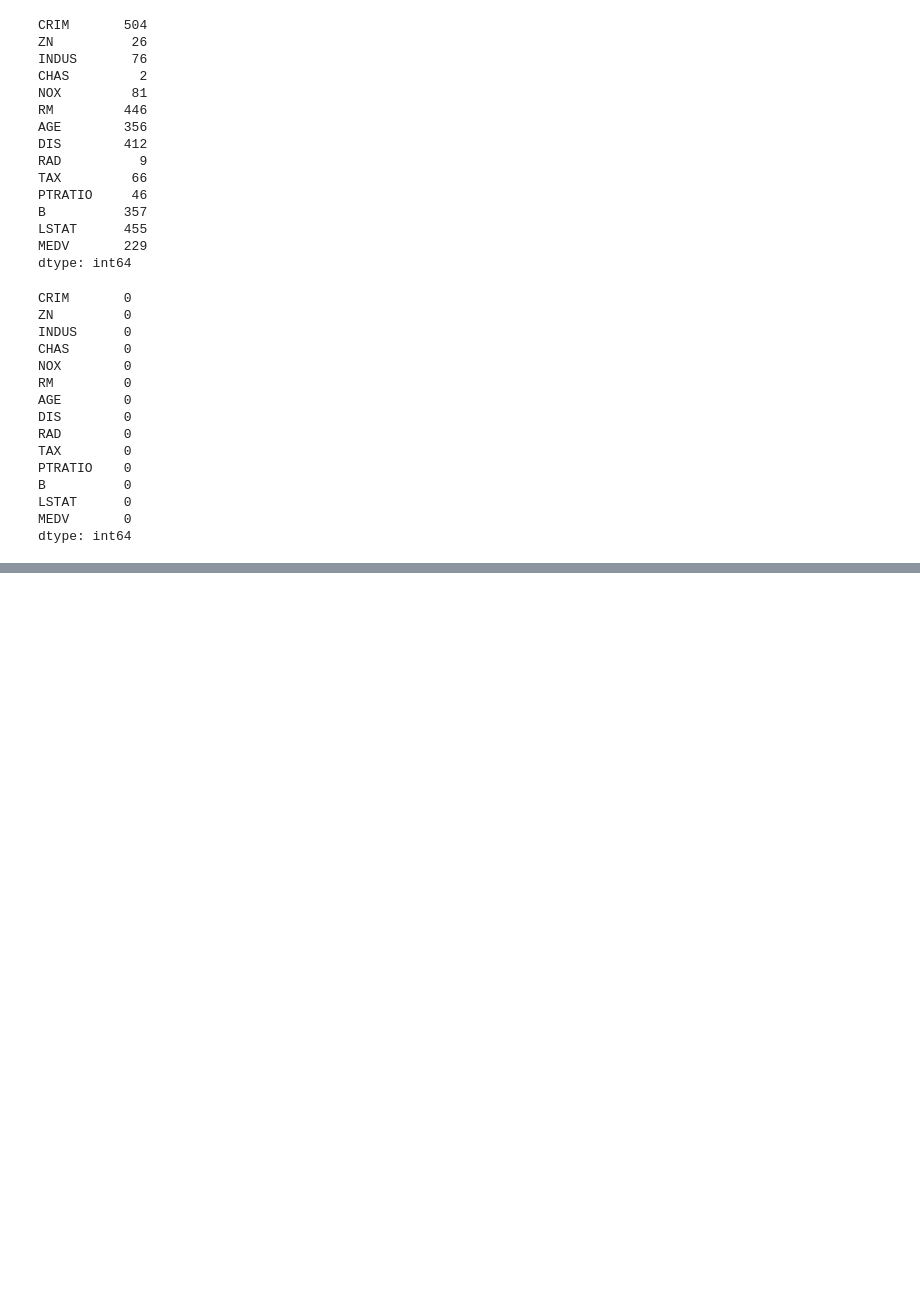
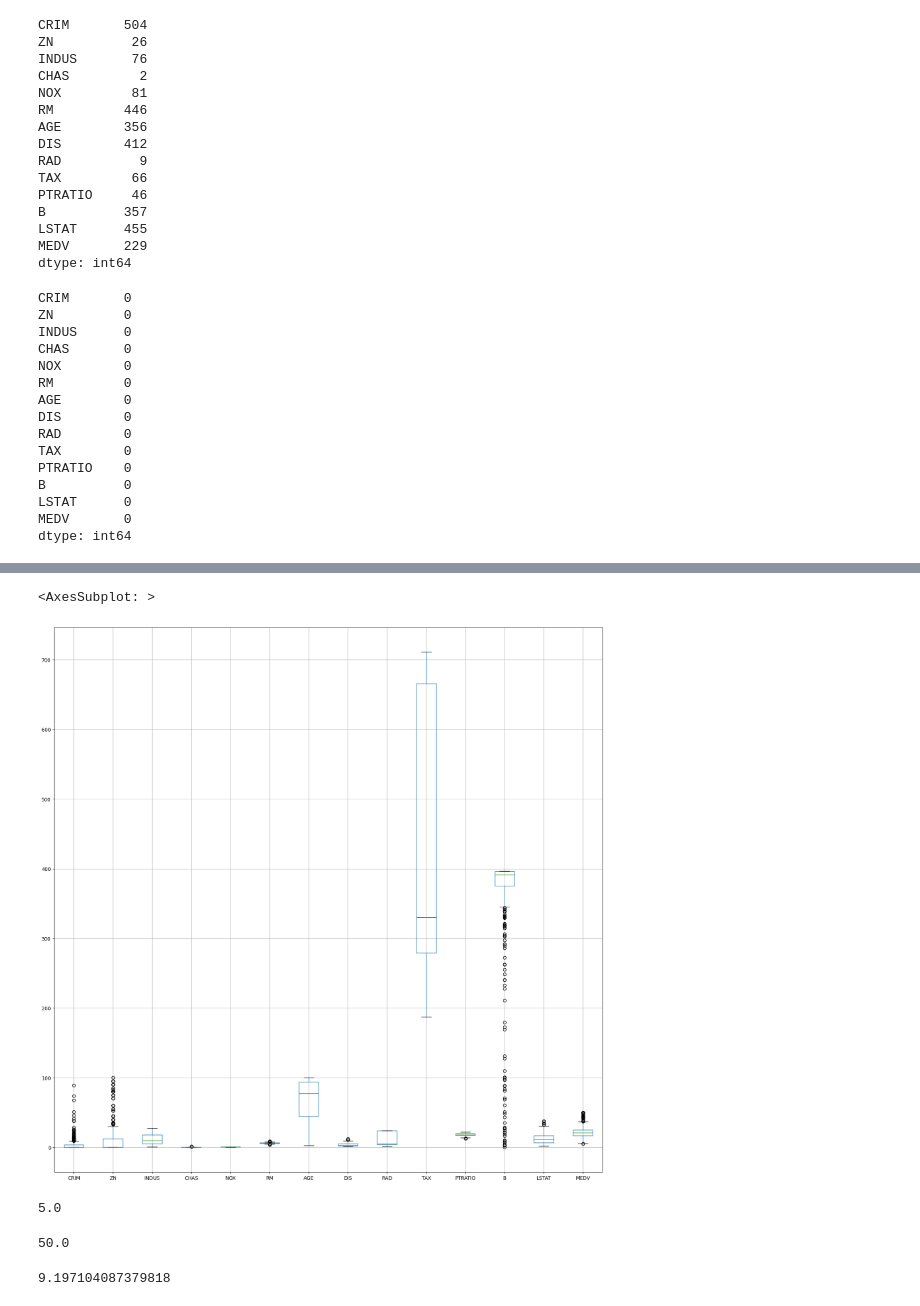
Before and after one commit to mihirh19/house-price-prediction, a Jupyter notebook: deepnote/Project_linearregression.ipynb, the cells around one changed output, grey strips where cells are left out. Saved outputs shown, nothing was run; the diff lists cells and outputs as text; code cells hidden in the pictures; blank space fills up the shorter version.

```diff
--- a/deepnote/Project_linearregression.ipynb
+++ b/deepnote/Project_linearregression.ipynb
@@ -113,0 +159,23 @@ dtype: int64
+# %%
+#Plot a box plot
+plt.figure(figsize=(20,20))
+df.boxplot()
+# %% [output]
+<AxesSubplot: >
+[figure, added]
+# %%
+# Minimum price
+df.MEDV.min()
+# %% [output]
+5.0
+# %%
+#Maximum price
+
+df.MEDV.max()
+# %% [output]
+50.0
+# %%
+# standard deviation
+df.MEDV.std()
+# %% [output]
+9.197104087379818
```
Also changed, not shown: parts of 29 cells of this notebook, 2 other files.
